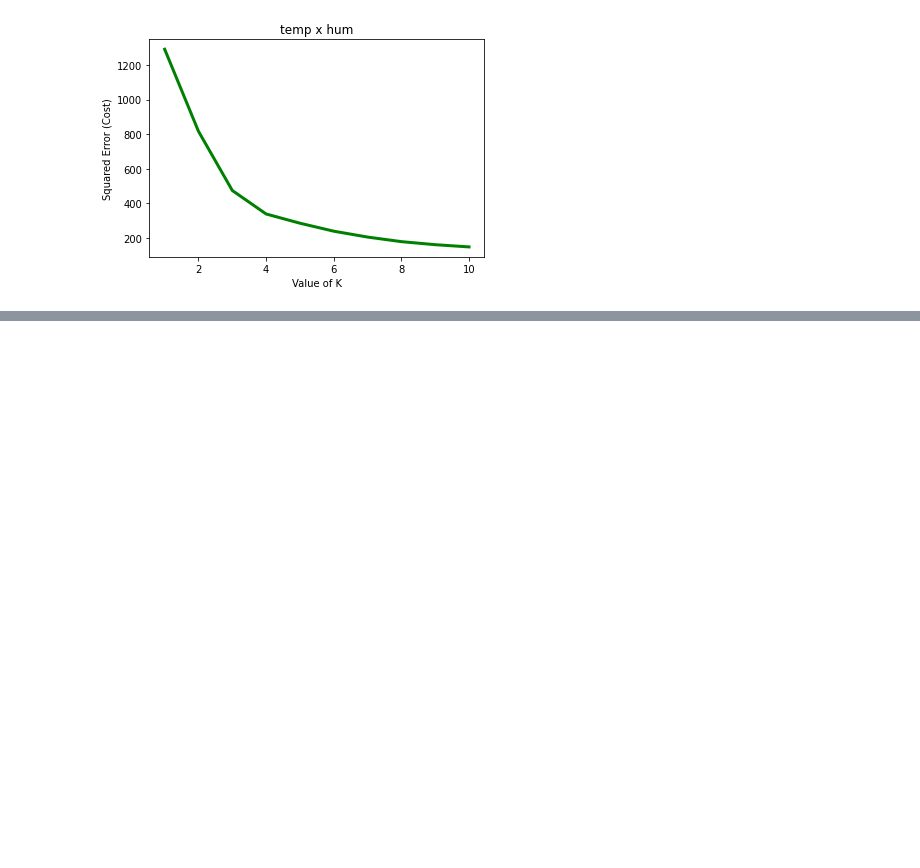
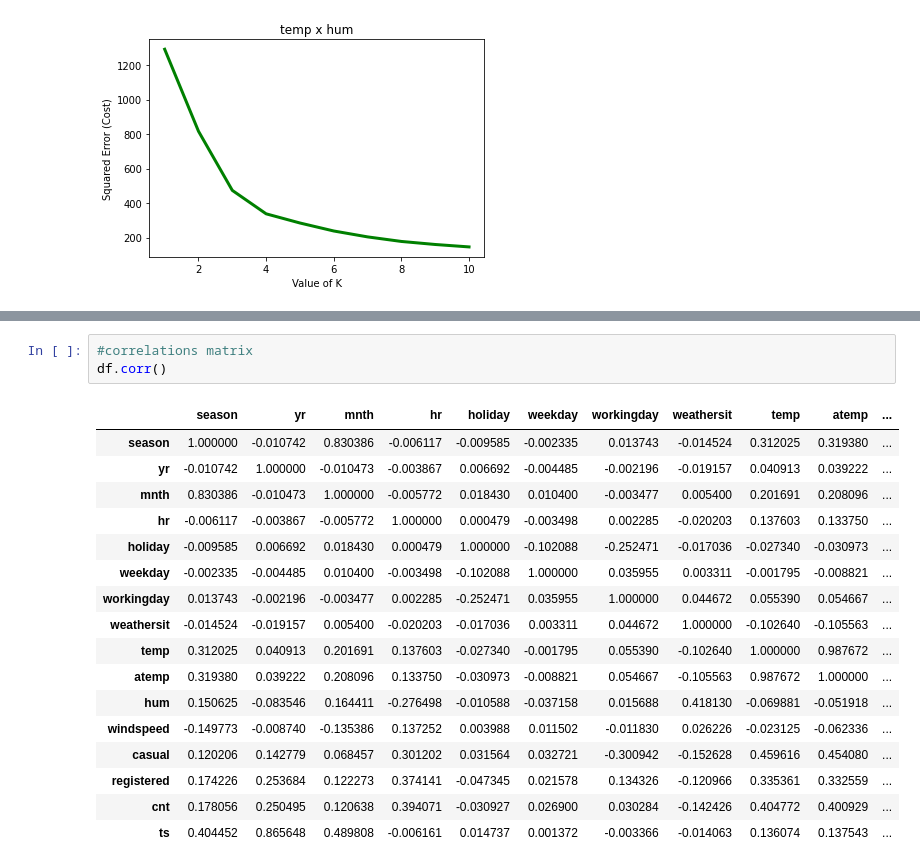
Before and after one commit to lucastsc/bike, a Jupyter notebook: bike.ipynb, the cells around one changed output, grey strips where cells are left out. Saved outputs shown, nothing was run; the diff lists cells and outputs as text; blank space fills up the shorter version.

```diff
--- a/bike.ipynb
+++ b/bike.ipynb
@@ -127,0 +153,21 @@ plot_kmeans(4,df,'temp','hum','atemp_intervals')
+# %%
+#correlations matrix
+df.corr()
+# %% [output]
+|  | season | yr | mnth | hr | holiday | weekday | workingday | weathersit | temp | atemp | ... |
+| season | 1.000000 | -0.010742 | 0.830386 | -0.006117 | -0.009585 | -0.002335 | 0.013743 | -0.014524 | 0.312025 | 0.319380 | ... |
+| yr | -0.010742 | 1.000000 | -0.010473 | -0.003867 | 0.006692 | -0.004485 | -0.002196 | -0.019157 | 0.040913 | 0.039222 | ... |
+| mnth | 0.830386 | -0.010473 | 1.000000 | -0.005772 | 0.018430 | 0.010400 | -0.003477 | 0.005400 | 0.201691 | 0.208096 | ... |
+| hr | -0.006117 | -0.003867 | -0.005772 | 1.000000 | 0.000479 | -0.003498 | 0.002285 | -0.020203 | 0.137603 | 0.133750 | ... |
+| holiday | -0.009585 | 0.006692 | 0.018430 | 0.000479 | 1.000000 | -0.102088 | -0.252471 | -0.017036 | -0.027340 | -0.030973 | ... |
+| weekday | -0.002335 | -0.004485 | 0.010400 | -0.003498 | -0.102088 | 1.000000 | 0.035955 | 0.003311 | -0.001795 | -0.008821 | ... |
+| workingday | 0.013743 | -0.002196 | -0.003477 | 0.002285 | -0.252471 | 0.035955 | 1.000000 | 0.044672 | 0.055390 | 0.054667 | ... |
+| weathersit | -0.014524 | -0.019157 | 0.005400 | -0.020203 | -0.017036 | 0.003311 | 0.044672 | 1.000000 | -0.102640 | -0.105563 | ... |
+| temp | 0.312025 | 0.040913 | 0.201691 | 0.137603 | -0.027340 | -0.001795 | 0.055390 | -0.102640 | 1.000000 | 0.987672 | ... |
+| atemp | 0.319380 | 0.039222 | 0.208096 | 0.133750 | -0.030973 | -0.008821 | 0.054667 | -0.105563 | 0.987672 | 1.000000 | ... |
+| hum | 0.150625 | -0.083546 | 0.164411 | -0.276498 | -0.010588 | -0.037158 | 0.015688 | 0.418130 | -0.069881 | -0.051918 | ... |
+| windspeed | -0.149773 | -0.008740 | -0.135386 | 0.137252 | 0.003988 | 0.011502 | -0.011830 | 0.026226 | -0.023125 | -0.062336 | ... |
+| casual | 0.120206 | 0.142779 | 0.068457 | 0.301202 | 0.031564 | 0.032721 | -0.300942 | -0.152628 | 0.459616 | 0.454080 | ... |
+| registered | 0.174226 | 0.253684 | 0.122273 | 0.374141 | -0.047345 | 0.021578 | 0.134326 | -0.120966 | 0.335361 | 0.332559 | ... |
+| cnt | 0.178056 | 0.250495 | 0.120638 | 0.394071 | -0.030927 | 0.026900 | 0.030284 | -0.142426 | 0.404772 | 0.400929 | ... |
+| ts | 0.404452 | 0.865648 | 0.489808 | -0.006161 | 0.014737 | 0.001372 | -0.003366 | -0.014063 | 0.136074 | 0.137543 | ... |
```
Also changed, not shown: parts of 9 cells of this notebook.
